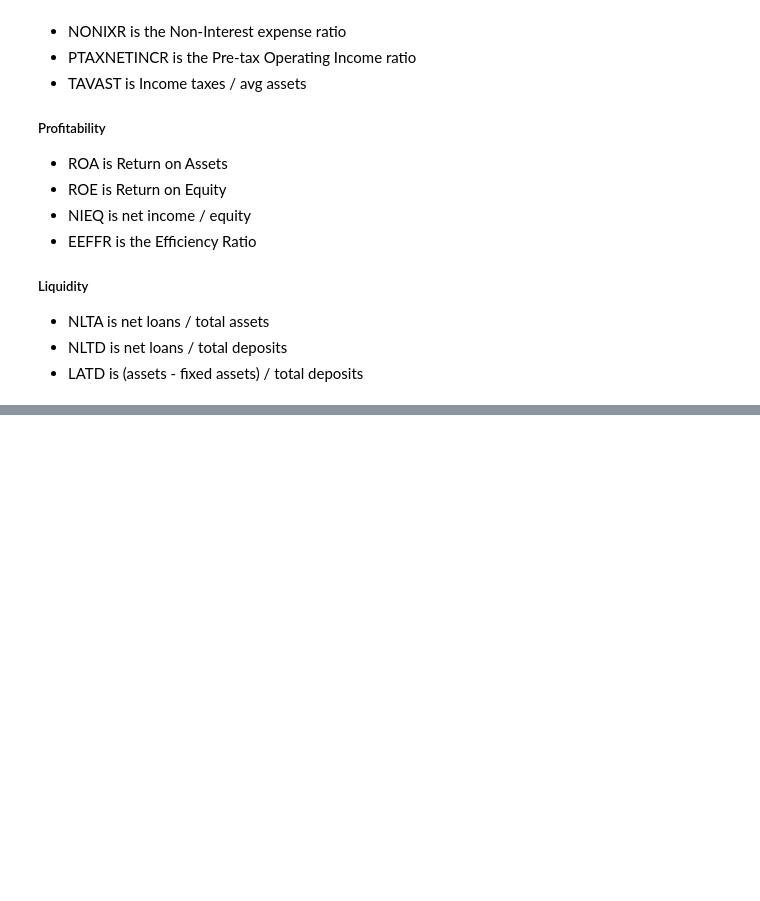
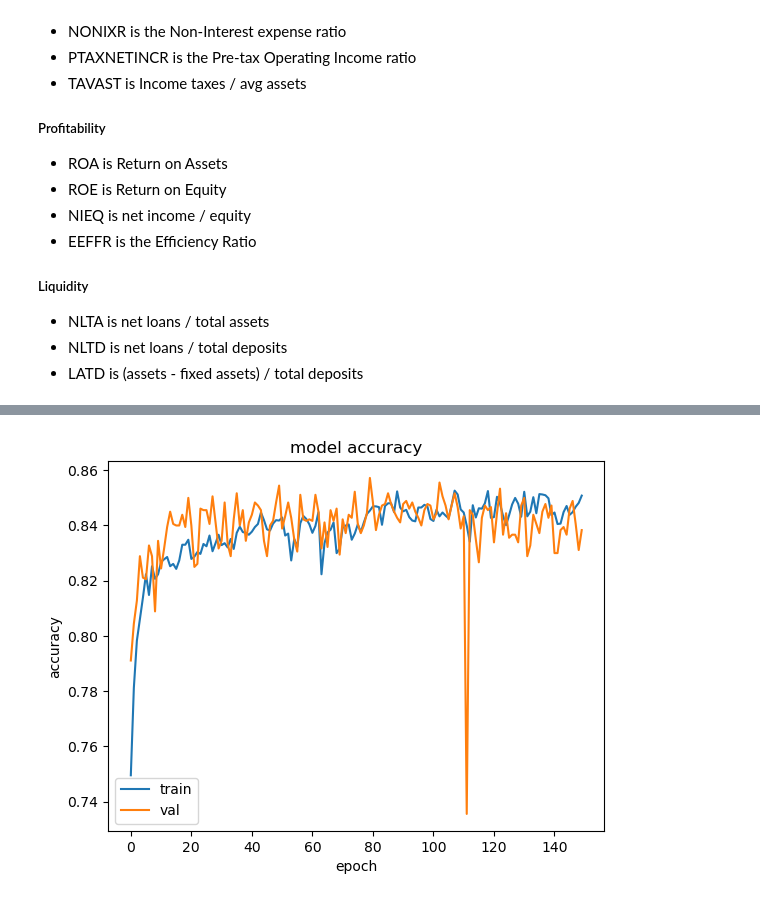
Before and after one commit to joeyio/bank-sentinel, a Jupyter notebook: project_combined.ipynb, the cells around one changed output, grey strips where cells are left out. Saved outputs shown, nothing was run; the diff lists cells and outputs as text; code cells hidden in the pictures; blank space fills up the shorter version.

```diff
--- a/project_combined.ipynb
+++ b/project_combined.ipynb
@@ -395,0 +482,5 @@ class CustomFeatures(BaseEstimator, TransformerMixin):
+# %%
+# split data
+X = transformed_data.drop(columns = 'ACTIVE')
+y = transformed_data.ACTIVE
+X_train, X_test, y_train, y_test = train_test_split(X, y, test_size=0.2, shuffle = True)
@@ -395,0 +511,3 @@ class CustomFeatures(BaseEstimator, TransformerMixin):
+# %%
+knnmodel = KNeighborsClassifier(n_neighbors = 9)
+knnmodel.fit(X_train, y_train)
@@ -395,0 +520,25 @@ class CustomFeatures(BaseEstimator, TransformerMixin):
+# %%
+# Create model
+model6 = Sequential([
+    Dense(128, activation = 'relu'),
+    Dropout(0.2),
+    Dense(64, activation = 'relu'),
+    Dropout(0.2),
+    Dense(32, activation = 'relu'),
+    Dropout(0.2),
+    Dense(1, activation = 'sigmoid')
+])
+
+# Compile the model
+model6.compile(
+    loss = tf.keras.losses.BinaryCrossentropy(),
+    optimizer = tf.keras.optimizers.legacy.Adam(0.01),
+    metrics = ['accuracy']
+)
+
+# Train the model
+history6 = model6.fit(X_train,
+                    y_train,
+                    epochs=150,
+                    validation_data=(X_test, y_test),
+                    verbose=1)
@@ -395,0 +588,10 @@ class CustomFeatures(BaseEstimator, TransformerMixin):
+# %%
+plt.plot(history6.history['accuracy'])
+plt.plot(history6.history['val_accuracy'])
+plt.title('model accuracy')
+plt.ylabel('accuracy')
+plt.xlabel('epoch')
+plt.legend(['train', 'val'], loc='lower left')
+plt.show()
+# %% [output]
+[figure, added]
```
Also changed, not shown: parts of 36 cells of this notebook, 6 other files.
